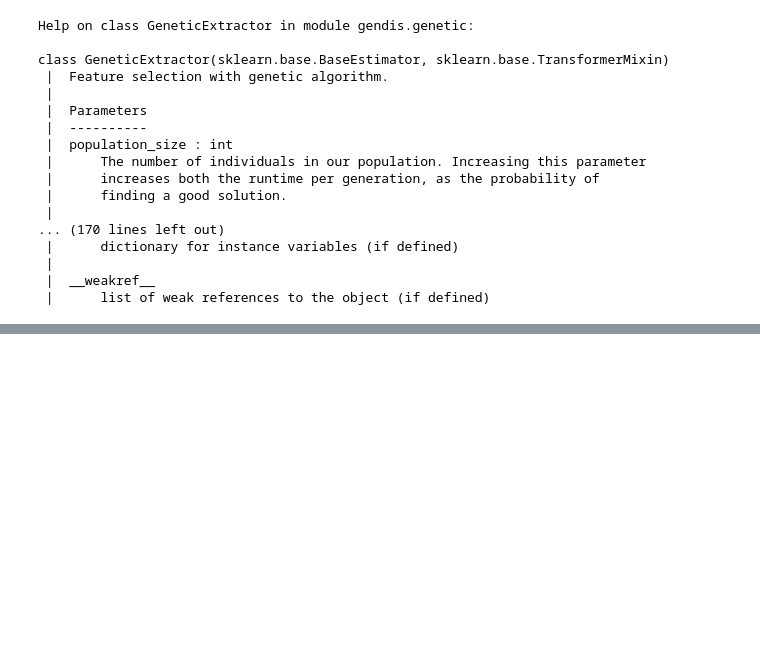
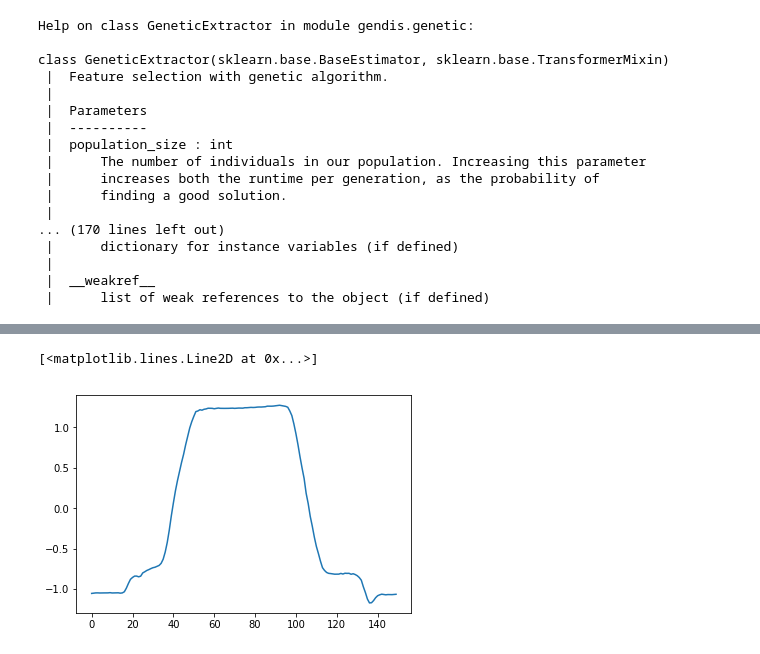
Before and after one commit to samirsaliba/shapelet-slice-discovery, a Jupyter notebook: gendis/experiments/searching_err_shaps_gunpoing.ipynb, the cells around one changed output, grey strips where cells are left out. Saved outputs shown, nothing was run; the diff lists cells and outputs as text; code cells hidden in the pictures; blank space fills up the shorter version.

```diff
--- a/gendis/experiments/searching_err_shaps_gunpoing.ipynb
+++ b/gendis/experiments/searching_err_shaps_gunpoing.ipynb
@@ -131,0 +191,2 @@ Wall time: 48 s
+# %%
+D, L = gendis.transform(X=X_train)
@@ -131,0 +198,12 @@ Wall time: 48 s
+# %%
+sg_filter = SubgroupDistance.filter_subgroup_shapelets(
+    y_train, D, shapelet_dist_threshold=1.0, return_filter=True
+)
+# %%
+X_sg, y_sg = X_train[sg_filter], y_train[sg_filter]
+D_sg, L_sg = D[sg_filter], L[sg_filter]
+# %%
+plt.plot(X_sg.iloc[0].values)
+# %% [output]
+[<matplotlib.lines.Line2D at 0x...>]
+[figure, added]
```
Also changed, not shown: parts of 20 cells of this notebook, 3 other files.
